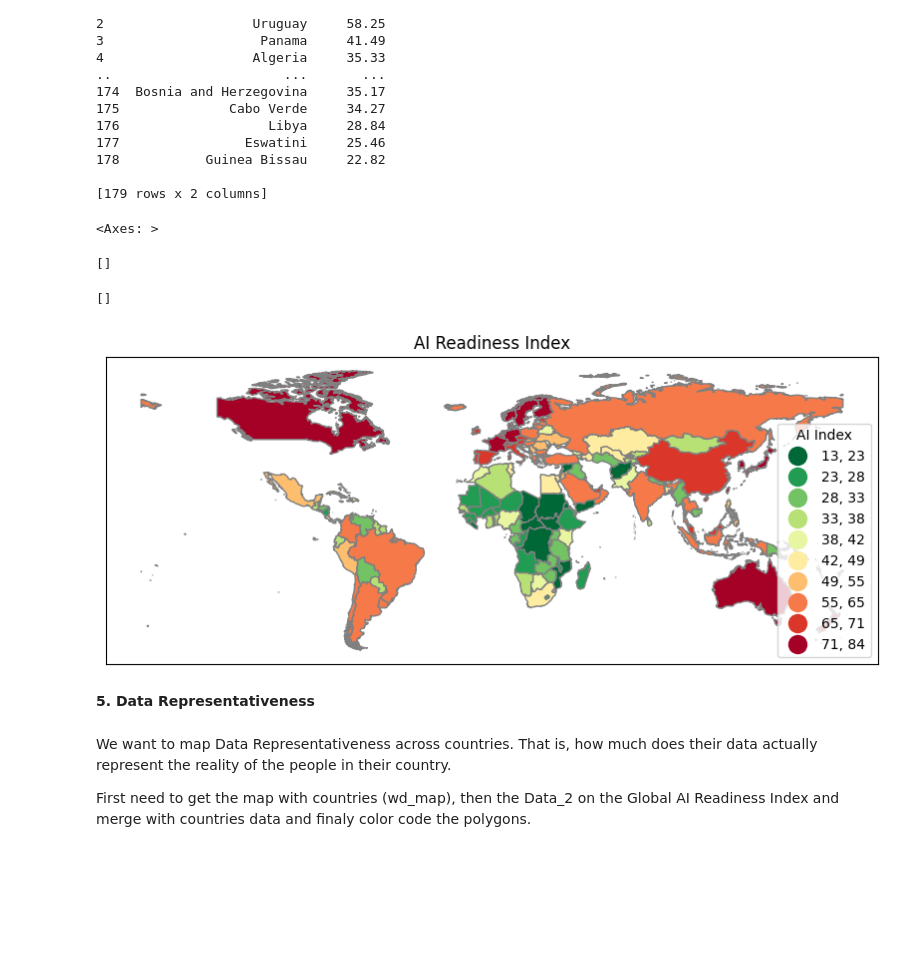
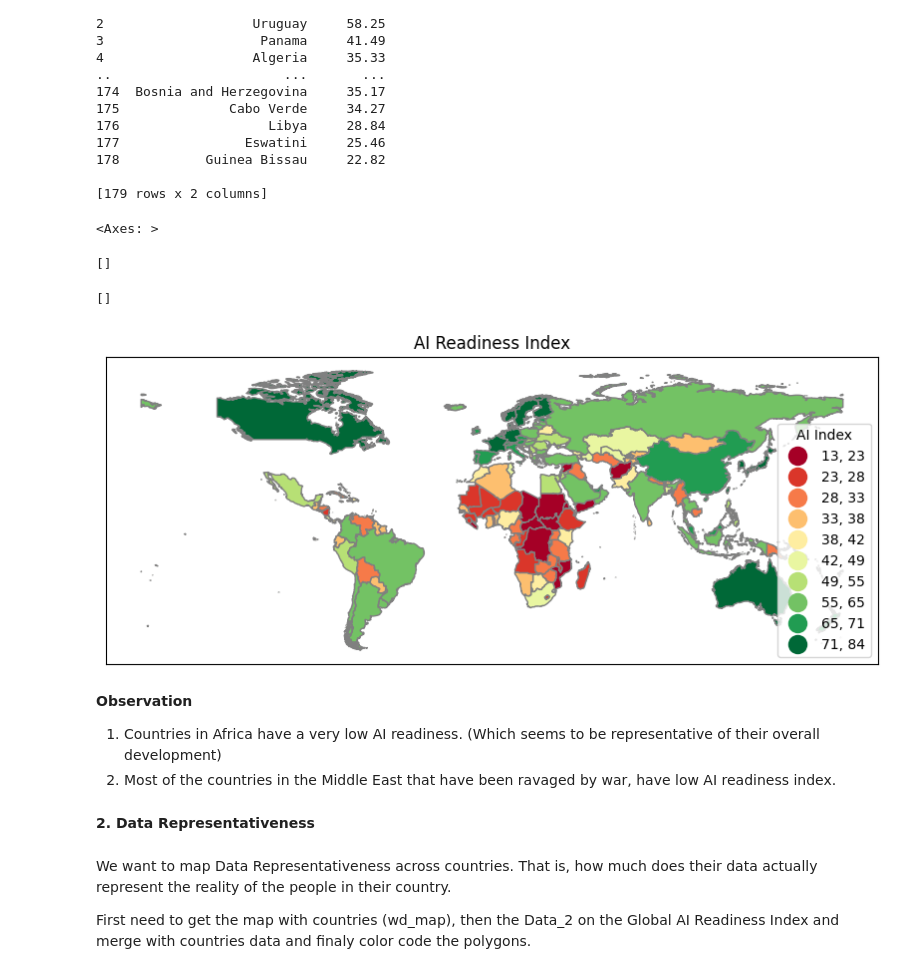
Before and after one commit to ojobo-tech/gisfordatascience, a Jupyter notebook: ps1_ai_adoption_map.ipynb, the cells around one changed output. Drawn from its saved outputs; the diff is of its cells as text; code cells hidden in the pictures; blank space fills up the shorter version.

```diff
--- a/ps1_ai_adoption_map.ipynb
+++ b/ps1_ai_adoption_map.ipynb
@@ -253,24 +253,29 @@ wd_map5 = pd.merge(wd_map, global_ai_readinessindex, on='Country', how='inner',
 [179 rows x 2 columns]
 # %%
 fig, ax = plt.subplots(1, figsize=(10,20))
-wd_map5.plot(ax=ax,column='AI_Index',legend=True,cmap='RdYlGn_r',
+wd_map5.plot(ax=ax,column='AI_Index',legend=True,cmap='RdYlGn',
           scheme='natural_breaks',k=10, edgecolor='grey',linewidth=1,
           legend_kwds= {"fmt": "{:,.0f}",'loc':'lower right','markerscale':1.4})
 leg1 = ax.get_legend()
 leg1.set_title('''AI Index''')
 ax.title.set_text("AI Readiness Index")
 ax.set_xticks([]) #kills xticks
 ax.set_yticks([]) #kills xticks
 #ax.set_xlabel('''source/definition: zillow.com/research/data''')
 #plt.savefig('fig.pdf',bbox_inches='tight') #,pad_inches=0.1, dpi=200, transparent=True #eps, jpeg, jpg, pdf, pgf, png, ps, raw, rgba, svg, svgz, tif, tiff
 #files.download('fig.pdf') #note can also right click fig and save image as
 # %% [output]
 <Axes: >
 []
 []
-[figure, old version]
+[figure, new version]
+# %% [markdown]
+**Observation**
+
+1. Countries in Africa have a very low AI readiness. (Which seems to be representative of their overall development)
+2. Most of the countries in the Middle East that have been ravaged by war, have low AI readiness index.
 # %% [markdown]
-**5. Data Representativeness**
+**2. Data Representativeness**
 # %% [markdown]
 We want to map Data Representativeness across countries. That is, how much does their data actually represent the reality of the people in their country.
 
```
Also changed, not shown: parts of 45 cells of this notebook.
